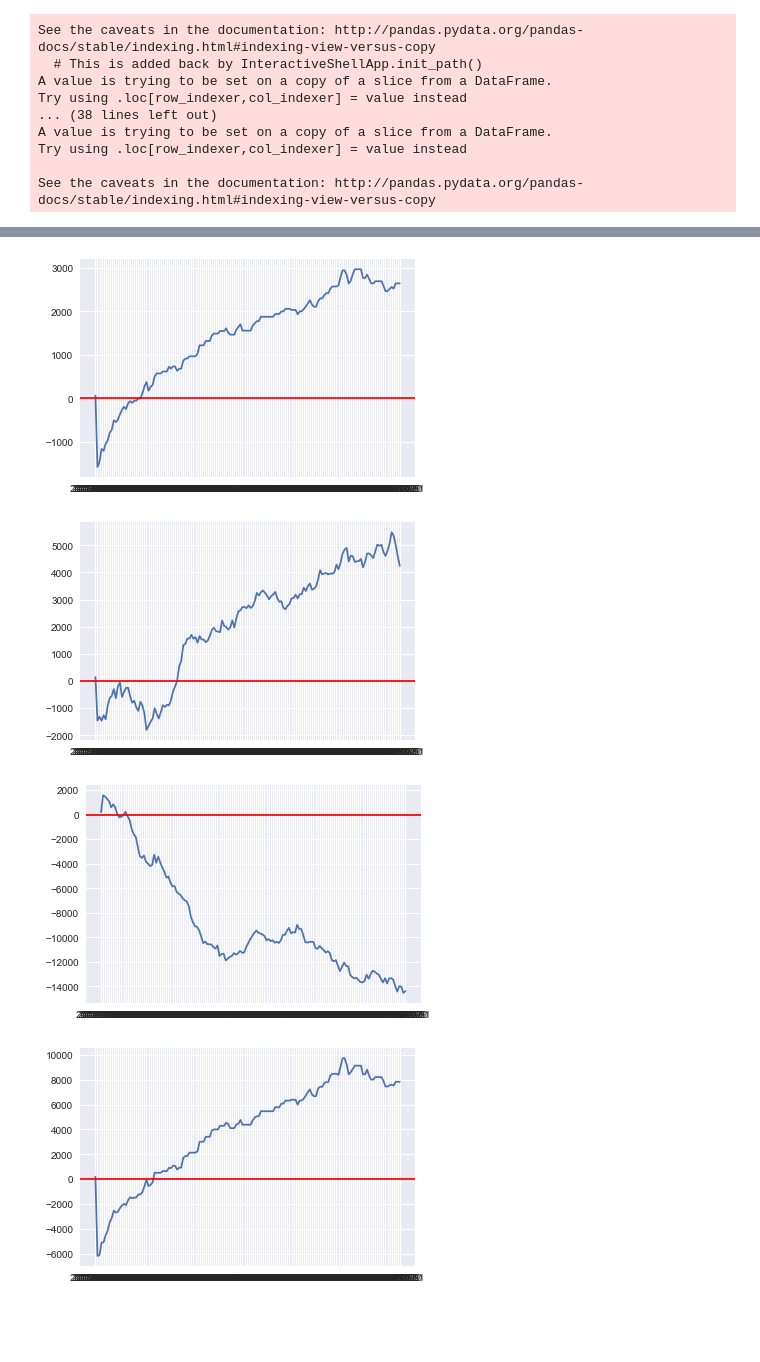
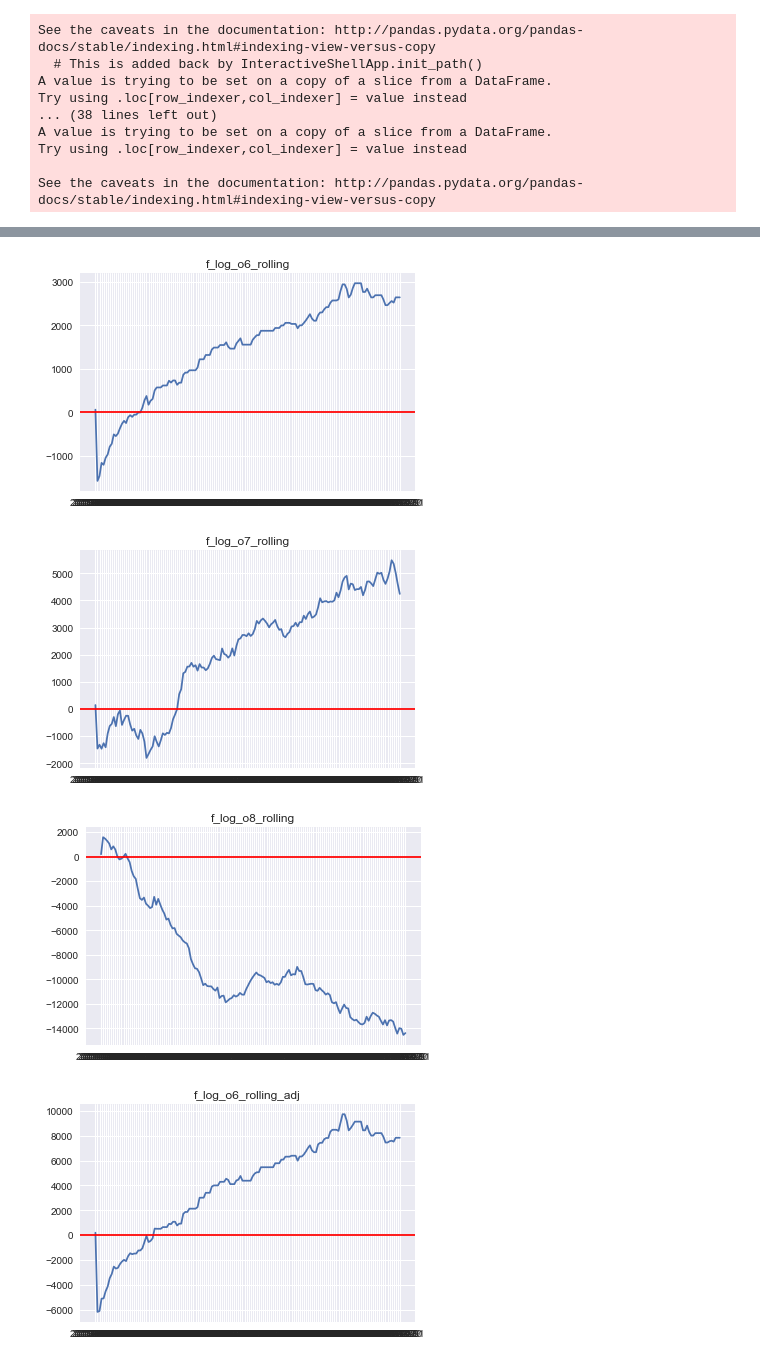
Before and after one commit to George-Mendoza/Baseball-Gambling-Market, a Jupyter notebook: Final Report 4-14.ipynb, the cells around one changed output, grey strips where cells are left out. Drawn from its saved outputs; the diff is of its cells as text; code cells hidden in the pictures; blank space fills up the shorter version.

```diff
--- a/Final Report 4-14.ipynb
+++ b/Final Report 4-14.ipynb
@@ -1099,29 +1067,35 @@ over
 # %%
 plt.plot(over['date'], over['f_log_o6_rolling'])
 plt.axhline(y=0, color='red')
+plt.title('f_log_o6_rolling')
 plt.show()
 
 plt.plot(over['date'], over['f_log_o7_rolling'])
 plt.axhline(y=0, color='red')
+plt.title('f_log_o7_rolling')
 plt.show()
 
 plt.plot(over['date'], over['f_log_o8_rolling'])
 plt.axhline(y=0, color='red')
+plt.title('f_log_o8_rolling')
 plt.show()
 
 plt.plot(over['date'], over['f_log_o6_rolling_adj'])
 plt.axhline(y=0, color='red')
+plt.title('f_log_o6_rolling_adj')
 plt.show()
 
 plt.plot(over['date'], over['f_log_o7_rolling_adj'])
 plt.axhline(y=0, color='red')
+plt.title('f_log_o7_rolling_adj')
 plt.show()
 
 plt.plot(over['date'], over['f_log_o8_rolling_adj'])
 plt.axhline(y=0, color='red')
+plt.title('f_log_o8_rolling_adj')
 plt.show()
 # %% [output]
-[figure, old version]
+[figure, new version]
-[figure, old version]
+[figure, new version]
-[figure, old version]
+[figure, new version]
-[figure, old version]
+[figure, new version]
```
Also changed, not shown: parts of 7 cells of this notebook.
